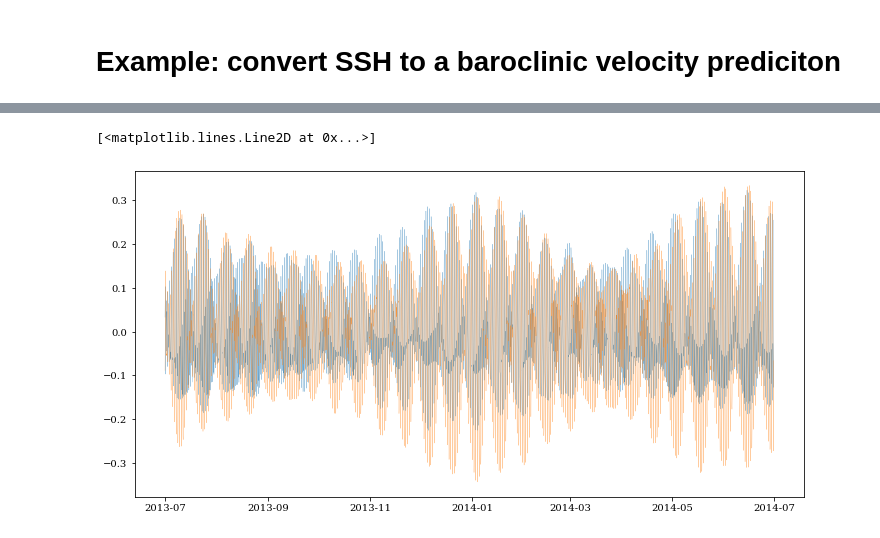
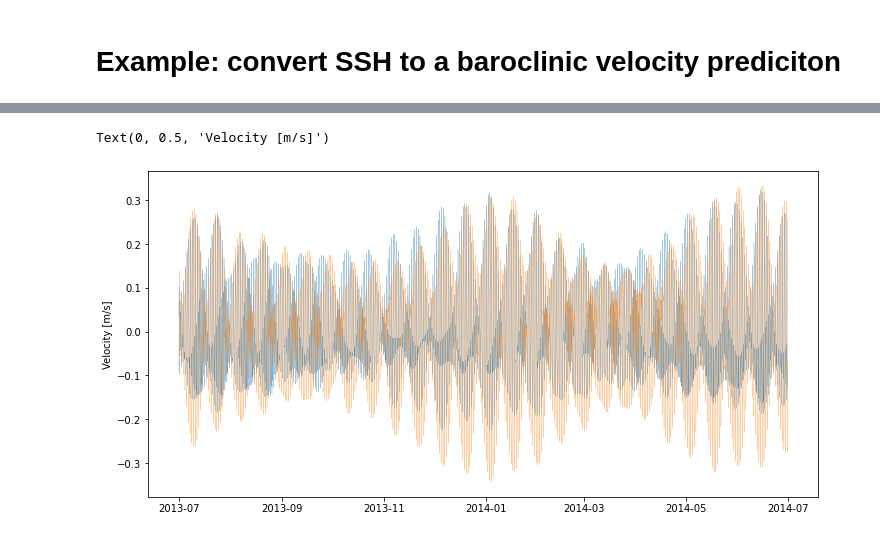
Before and after one commit to mrayson/iwatlas, a Jupyter notebook: sandpit/tutorial_iwatlas_basics.ipynb, the cells around one changed output, grey strips where cells are left out. Drawn from its saved outputs; the diff is of its cells as text; code cells hidden in the pictures.

```diff
--- a/sandpit/tutorial_iwatlas_basics.ipynb
+++ b/sandpit/tutorial_iwatlas_basics.ipynb
@@ -331,11 +333,12 @@ Wall time: 2min 45s
 # %%
 # Plot the surface velocity
 usurf = uz[0,0,...]
 vsurf = vz[0,0,...]
 
 plt.figure(figsize=(12,6))
 plt.plot(timeout, usurf,lw=0.2)
 plt.plot(timeout, vsurf,lw=0.2)
+plt.ylabel('Velocity [m/s]')
 # %% [output]
-[<matplotlib.lines.Line2D at 0x...>]
+Text(0, 0.5, 'Velocity [m/s]')
-[figure, old version]
+[figure, new version]
```
Also changed, not shown: parts of 8 cells of this notebook, 3 other files.
